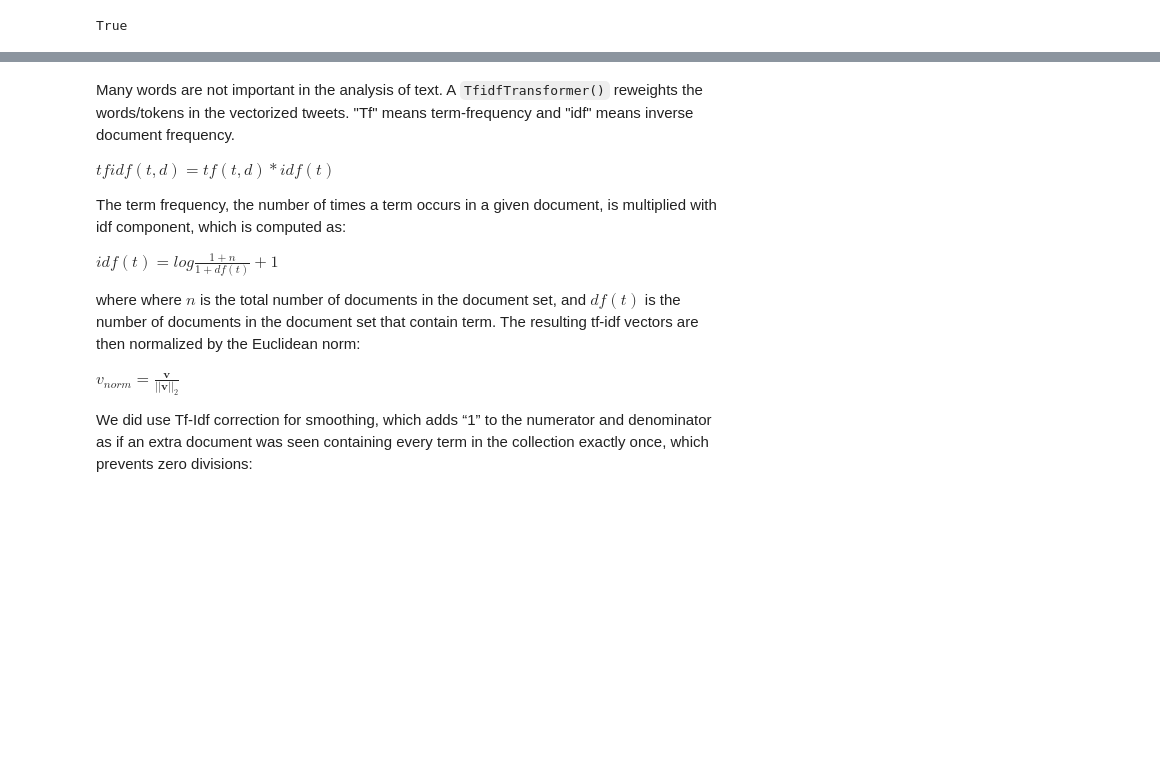
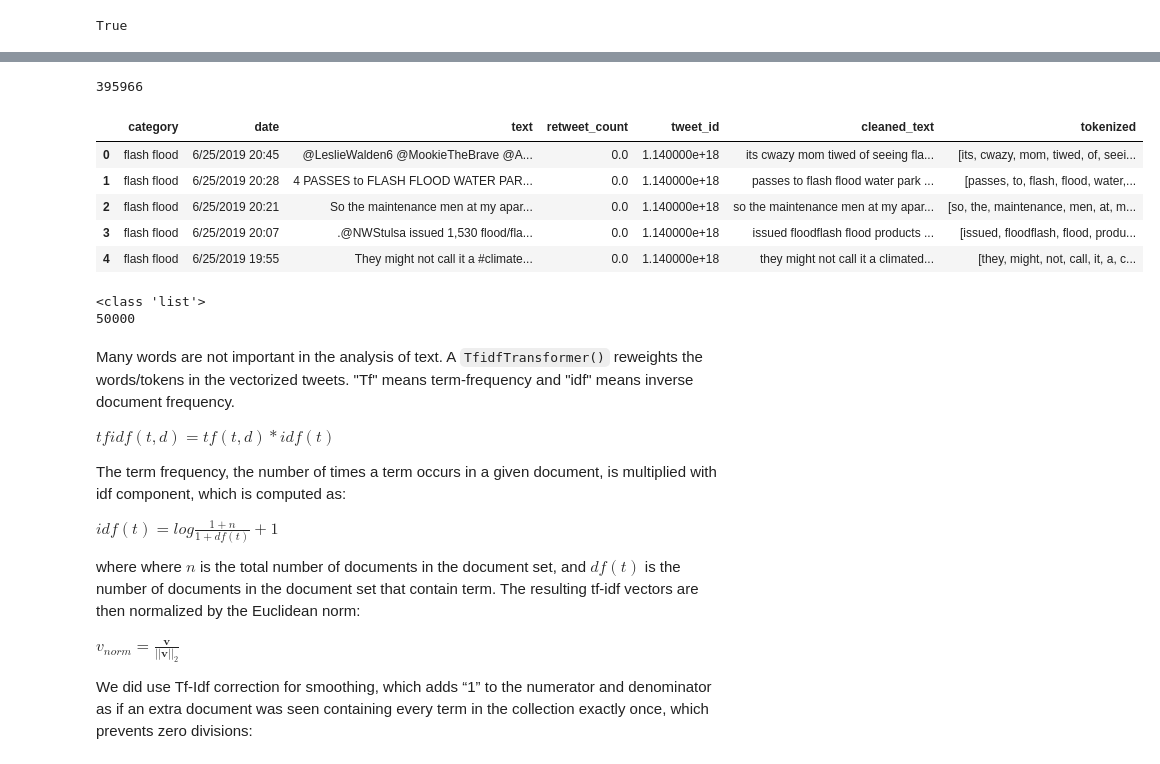
Before and after one commit to theultimate1/research, a Jupyter notebook: research/text-classification/baseline_models.ipynb, the cells around one changed output, grey strips where cells are left out. Cells and saved outputs as stored; diff of their text form; code cells hidden in the pictures; blank space fills up the shorter version.

```diff
--- a/research/text-classification/baseline_models.ipynb
+++ b/research/text-classification/baseline_models.ipynb
@@ -195,0 +260,13 @@ To retain the current behavior and silence the warning, pass 'sort=True'.
+# %%
+all_csvs = all_csvs.drop_duplicates(subset = ['cleaned_text']).reset_index()
+all_csvs = all_csvs.iloc[:, 1:]
+print(len(all_csvs))
+all_csvs.head()
+# %% [output]
+395966
+|  | category | date | text | retweet_count | tweet_id | cleaned_text | tokenized |
+| 0 | flash flood | 6/25/2019 20:45 | @LeslieWalden6 @MookieTheBrave @A... | 0.0 | 1.140000e+18 | its cwazy mom tiwed of seeing fla... | [its, cwazy, mom, tiwed, of, seei... |
+| 1 | flash flood | 6/25/2019 20:28 | 4 PASSES to FLASH FLOOD WATER PAR... | 0.0 | 1.140000e+18 | passes to flash flood water park ... | [passes, to, flash, flood, water,... |
+| 2 | flash flood | 6/25/2019 20:21 | So the maintenance men at my apar... | 0.0 | 1.140000e+18 | so the maintenance men at my apar... | [so, the, maintenance, men, at, m... |
+| 3 | flash flood | 6/25/2019 20:07 | .@NWStulsa issued 1,530 flood/fla... | 0.0 | 1.140000e+18 | issued floodflash flood products ... | [issued, floodflash, flood, produ... |
+| 4 | flash flood | 6/25/2019 19:55 | They might not call it a #climate... | 0.0 | 1.140000e+18 | they might not call it a climated... | [they, might, not, call, it, a, c... |
@@ -196,3 +288,32 @@ To retain the current behavior and silence the warning, pass 'sort=True'.
+# %%
+tokens = np.array(all_csvs['tokenized']).reshape(-1, 1)
+words = []
+for i in range(len(tokens)):
+    tweet = tokens[i]
+    for j in range(len(tweet)):
+        new_word = tweet[j]
+        words.append(new_word)
+
+print(type(words))
+indivs = []
+for tweet in range(len(words)):
+    t = words[tweet]
+    for j in range(len(t)):
+        indivs.append(t[j])
+
+vocabulary_size = 50000
+from collections import Counter
+
+# UNK = unknown words, HST = hashtag, EMT = emoticon, URL is self-explanatory, THDL = Twitter handle
+vocabulary = [("<UNK>", None)] + Counter(indivs).most_common(vocabulary_size - 1)
+vocabulary = np.array([word for word, _ in vocabulary])
+dictionary = {word: code for code, word in enumerate(vocabulary)}
+data = np.array([dictionary.get(word, 0) for word in indivs])
+print(len(vocabulary))
+#print(len(data))
+# %% [output]
+<class 'list'>
+50000
 # %% [markdown]
 Many words are not important in the analysis of text. A `TfidfTransformer()` reweights the words/tokens in the vectorized tweets. "Tf" means term-frequency and "idf" means inverse document frequency.
 
```
Also changed, not shown: parts of 22 cells of this notebook.
